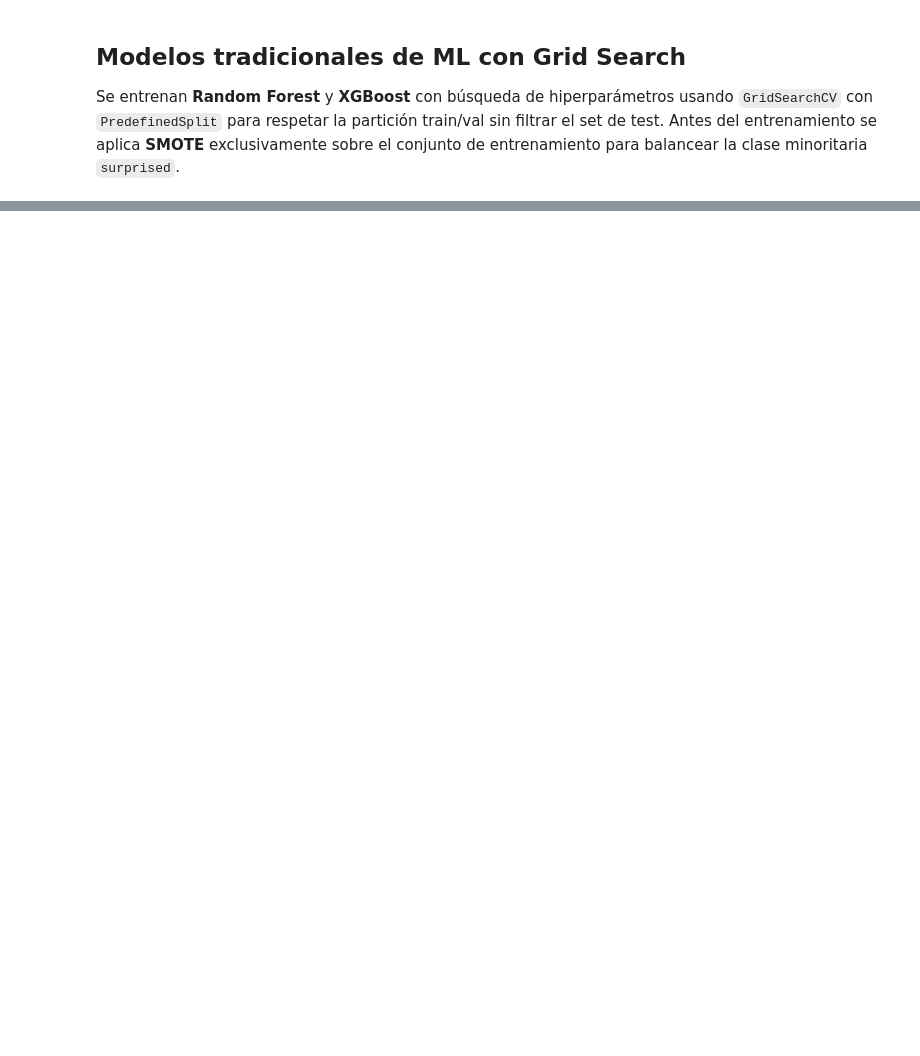
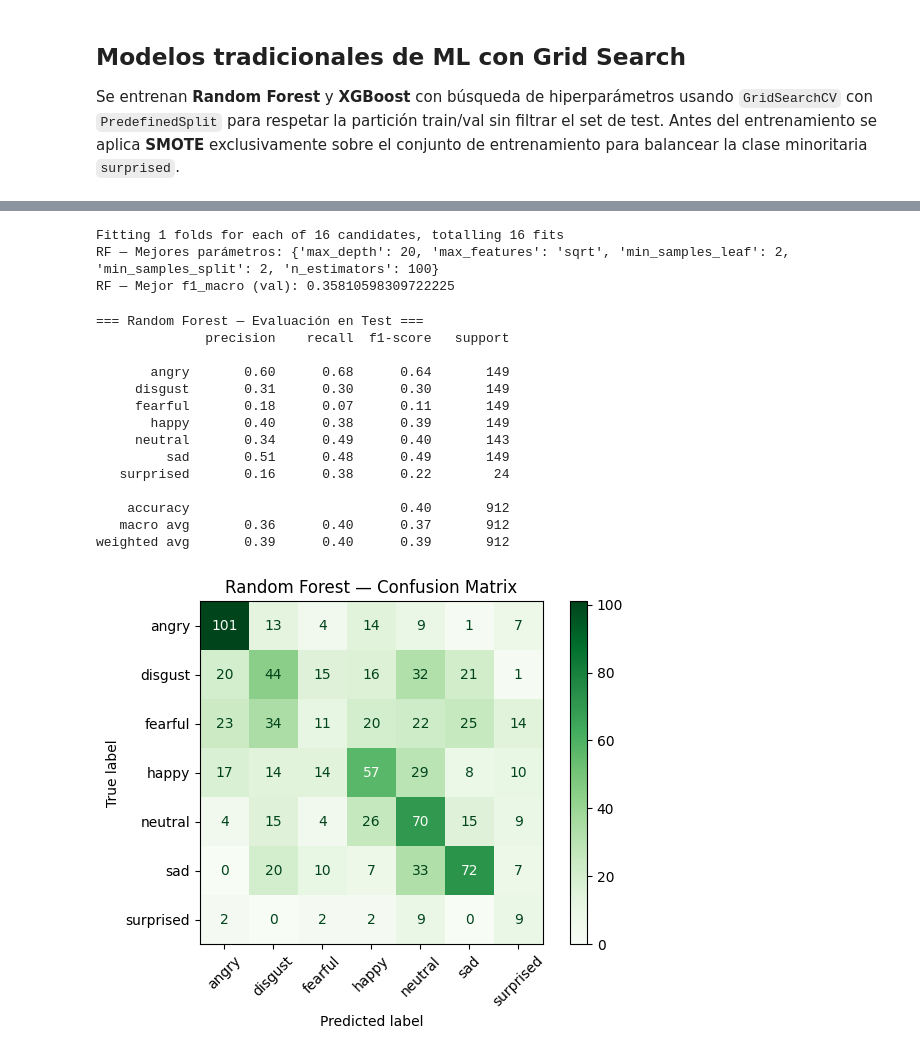
Before and after one commit to AcSsalazar/The-Color-of-Emotions, a Jupyter notebook: Notebooks/4.3-training-building-a-cnn.ipynb, the cells around one changed output, grey strips where cells are left out. Saved outputs shown, nothing was run; the diff lists cells and outputs as text; code cells hidden in the pictures; blank space fills up the shorter version.

```diff
--- a/Notebooks/4.3-training-building-a-cnn.ipynb
+++ b/Notebooks/4.3-training-building-a-cnn.ipynb
@@ -326,38 +413,19 @@ def pack_to_numpy(pack):
 X_train, y_train = pack_to_numpy(train_pack)
 X_val, y_val = pack_to_numpy(val_pack)
 X_test, y_test = pack_to_numpy(test_pack)
+X_train_val = np.concatenate([X_train, X_val], axis=0)
+y_train_val = np.concatenate([y_train, y_val], axis=0)
 
-# ── SMOTE: sobre-muestreo de 'surprised' SOLO en train ───────────────────────
-# Índice de la clase 'surprised'
-surprised_idx = class_to_idx['surprised']
+
 print(f"Muestras por clase antes de SMOTE:")
 for cls, idx in sorted(class_to_idx.items(), key=lambda kv: kv[1]):
     print(f"  {cls:12s} (idx={idx}): {(y_train == idx).sum()}")
 
-# Aplicamos SMOTE igualando la clase 'surprised' al número mínimo de las demás
-min_majority = min(
-    (y_train == idx).sum()
-    for idx in class_to_idx.values()
-    if idx != surprised_idx
-)
-sampling_strategy = {surprised_idx: min_majority}
-smote = SMOTE(sampling_strategy=sampling_strategy, random_state=42, k_neighbors=5)
-X_train_sm, y_train_sm = smote.fit_resample(X_train, y_train)
-
-print(f"\nMuestras por clase después de SMOTE:")
-for cls, idx in sorted(class_to_idx.items(), key=lambda kv: kv[1]):
-    print(f"  {cls:12s} (idx={idx}): {(y_train_sm == idx).sum()}")
-
-# Combinar train (con SMOTE) + val para GridSearchCV con PredefinedSplit
-# El PredefinedSplit asegura que el test nunca entra en la búsqueda de hiperparámetros
-X_train_val = np.concatenate([X_train_sm, X_val], axis=0)
-y_train_val = np.concatenate([y_train_sm, y_val], axis=0)
-
 # -1 = train, 0 = val (PredefinedSplit usa índice de fold)
 test_fold = np.concatenate([
-    -1 * np.ones(len(X_train_sm), dtype=int),
+    -1 * np.ones(len(X_train), dtype=int),
      np.zeros(len(X_val), dtype=int)
 ])
 predefined_split = PredefinedSplit(test_fold)
 print(f"\nTamaño total train+val para GridSearchCV: {len(X_train_val)}")
-print(f"(train={len(X_train_sm)}, val={len(X_val)}, test={len(X_test)} — test NO entra en GridSearch)")
+print(f"(train={len(X_train)}, val={len(X_val)}, test={len(X_test)} — test NO entra en GridSearch)")
@@ -364,8 +444,8 @@ print(f"(train={len(X_train_sm)}, val={len(X_val)}, test={len(X_test)} — test
 # %%
 # ── Random Forest con Grid Search ────────────────────────────────────────────
 param_grid_rf = {
-    'n_estimators': [200, 400],
-    'max_depth': [None, 20, 40],
+    'n_estimators': [100, 200],
+    'max_depth': [20],
     'min_samples_split': [2, 5],
     'min_samples_leaf': [1, 2],
     'max_features': ['sqrt', 'log2'],
@@ -384,17 +464,38 @@ grid_rf.fit(X_train_val, y_train_val)
 
 print('RF — Mejores parámetros:', grid_rf.best_params_)
 print('RF — Mejor f1_macro (val):', grid_rf.best_score_)
+# %% [output]
+Fitting 1 folds for each of 16 candidates, totalling 16 fits
+RF — Mejores parámetros: {'max_depth': 20, 'max_features': 'sqrt', 'min_samples_leaf': 2, 'min_samples_split': 2, 'n_estimators': 100}
+RF — Mejor f1_macro (val): 0.35810598309722225
 # %%
-best_rf = grid_rf.best_estimator_
+best_rf = RandomForestClassifier(**grid_rf.best_params_, random_state=42, class_weight='balanced', n_jobs=-1)
+best_rf.fit(X_train_val, y_train_val)
 y_pred_rf = best_rf.predict(X_test)
 print('=== Random Forest — Evaluación en Test ===')
 print(classification_report(y_test, y_pred_rf, target_names=class_names))
 
 cm_rf = confusion_matrix(y_test, y_pred_rf)
 ConfusionMatrixDisplay(cm_rf, display_labels=class_names).plot(cmap='Greens', xticks_rotation=45)
 plt.title('Random Forest — Confusion Matrix')
 plt.tight_layout()
 plt.show()
+# %% [output]
+=== Random Forest — Evaluación en Test ===
+              precision    recall  f1-score   support
+
+       angry       0.60      0.68      0.64       149
+     disgust       0.31      0.30      0.30       149
+     fearful       0.18      0.07      0.11       149
+       happy       0.40      0.38      0.39       149
+     neutral       0.34      0.49      0.40       143
+         sad       0.51      0.48      0.49       149
+   surprised       0.16      0.38      0.22        24
+
+    accuracy                           0.40       912
+   macro avg       0.36      0.40      0.37       912
+weighted avg       0.39      0.40      0.39       912
+[figure, added]
 # %%
 # ── XGBoost con Grid Search ───────────────────────────────────────────────────
 param_grid_xgb = {
```
Also changed, not shown: parts of 11 cells of this notebook.
